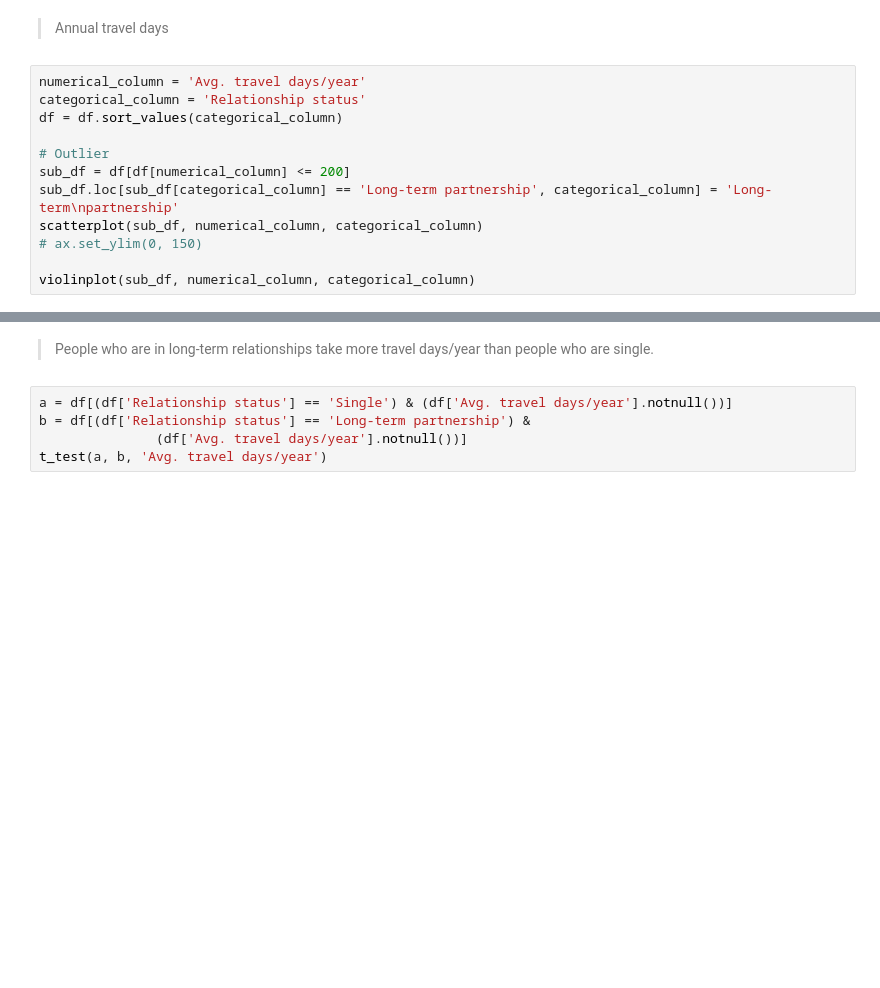
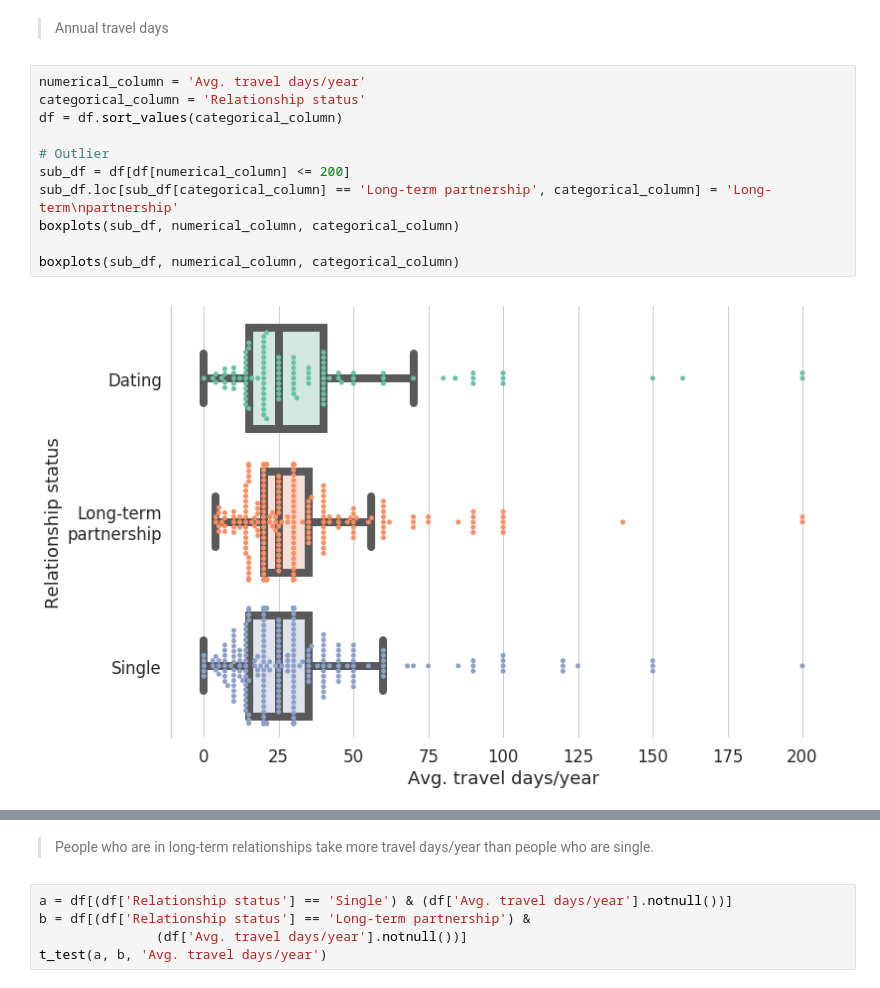
Before and after one commit to kairstenfay/data-viz, a Jupyter notebook: r-travel-data-battle.ipynb, the cells around one changed output, grey strips where cells are left out. Saved outputs shown, nothing was run; the diff lists cells and outputs as text; blank space fills up the shorter version.

```diff
--- a/r-travel-data-battle.ipynb
+++ b/r-travel-data-battle.ipynb
@@ -555,12 +452,13 @@ t_test(a, b, 'Proportion of travel alone')
 # %%
 numerical_column = 'Avg. travel days/year'
 categorical_column = 'Relationship status'
 df = df.sort_values(categorical_column)
 
 # Outlier
 sub_df = df[df[numerical_column] <= 200]
 sub_df.loc[sub_df[categorical_column] == 'Long-term partnership', categorical_column] = 'Long-term\npartnership'
-scatterplot(sub_df, numerical_column, categorical_column)
-# ax.set_ylim(0, 150)
+boxplots(sub_df, numerical_column, categorical_column)
 
-violinplot(sub_df, numerical_column, categorical_column)
+boxplots(sub_df, numerical_column, categorical_column)
+# %% [output]
+[figure, added]
```
Also changed, not shown: parts of 38 cells of this notebook.
